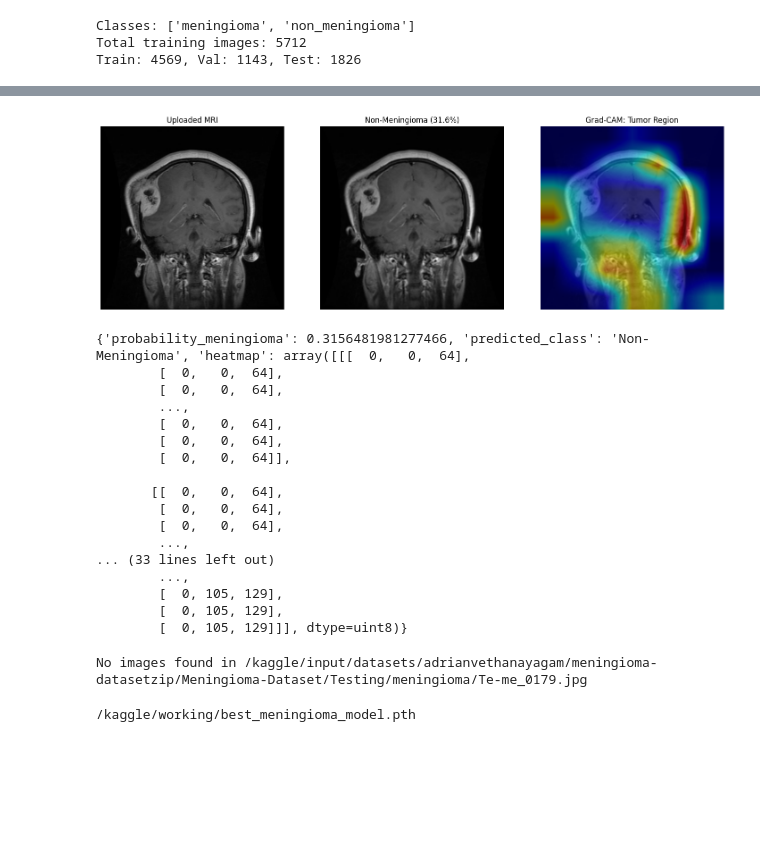
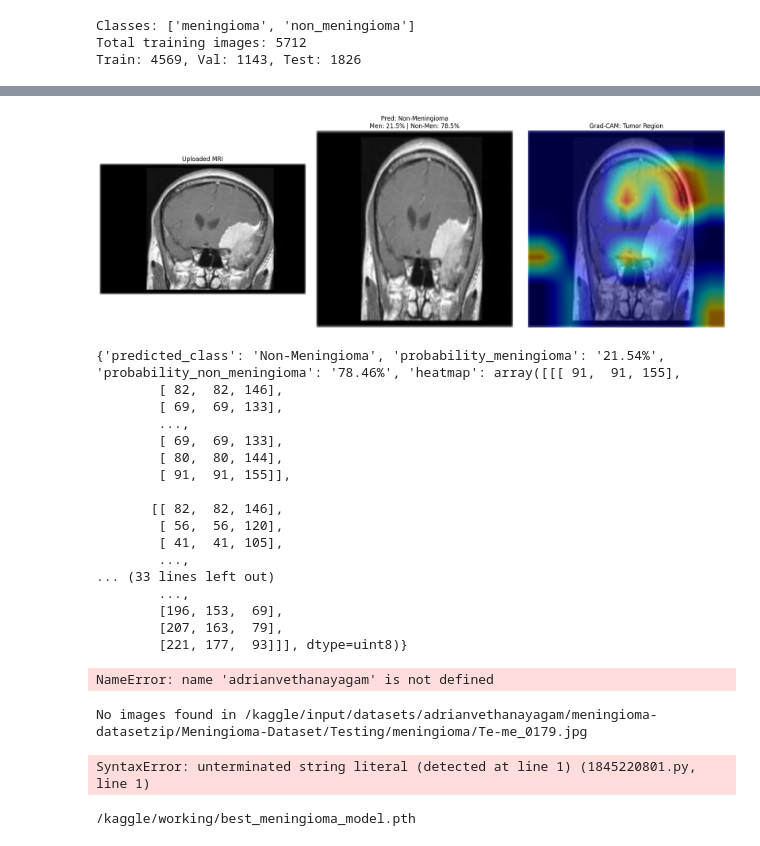
Before and after one commit to specM7/DSGP_Group_33_Brain_Tumor_Predictor, a Jupyter notebook: Meningioma-Adrian-2425482(model4 ).ipynb, the cells around one changed output, grey strips where cells are left out. Saved outputs shown, nothing was run; the diff lists cells and outputs as text; code cells hidden in the pictures; blank space fills up the shorter version.

```diff
--- a/Meningioma-Adrian-2425482(model4 ).ipynb
+++ b/Meningioma-Adrian-2425482(model4 ).ipynb
@@ -453,7 +355,10 @@ def infer_new_mri(image_path_or_pil, show=True):
         output = model(input_tensor)
         probs = torch.softmax(output, dim=1)[0]
         pred_idx = torch.argmax(probs).item()
-        meningioma_prob = probs[0].item()   # class 0 = meningioma
+
+        # Get both probabilities
+        meningioma_prob = probs[0].item()       # class 0 = meningioma
+        non_meningioma_prob = probs[1].item()   # class 1 = non_meningioma
 
     class_name = 'Meningioma' if pred_idx == 0 else 'Non-Meningioma'
 
@@ -466,19 +371,28 @@ def infer_new_mri(image_path_or_pil, show=True):
 
     if show:
         fig, ax = plt.subplots(1, 3, figsize=(18, 6))
-        ax[0].imshow(original_img); ax[0].set_title('Uploaded MRI'); ax[0].axis('off')
-        ax[1].imshow(rgb_img); ax[1].set_title(f'{class_name} ({meningioma_prob*100:.1f}%)'); ax[1].axis('off')
-        ax[2].imshow(visualization); ax[2].set_title('Grad-CAM: Tumor Region'); ax[2].axis('off')
+        ax[0].imshow(original_img)
+        ax[0].set_title('Uploaded MRI')
+        ax[0].axis('off')
+
+        ax[1].imshow(rgb_img)
+        # Update title to show both percentages explicitly
+        ax[1].set_title(f'Pred: {class_name}\nMen: {meningioma_prob*100:.1f}% | Non-Men: {non_meningioma_prob*100:.1f}%')
+        ax[1].axis('off')
+
+        ax[2].imshow(visualization)
+        ax[2].set_title('Grad-CAM: Tumor Region')
+        ax[2].axis('off')
+
+        plt.tight_layout()
         plt.show()
 
     return {
-        'probability_meningioma': meningioma_prob,
         'predicted_class': class_name,
+        'probability_meningioma': f"{meningioma_prob*100:.2f}%",
+        'probability_non_meningioma': f"{non_meningioma_prob*100:.2f}%",
         'heatmap': visualization
     }
-
-# Example usage (upload your own image to /kaggle/working/ and run):
-# result = infer_new_mri('/kaggle/working/my_mri.jpg')
 # %%
 model.train()
 for param in model.parameters():
@@ -528,29 +442,31 @@ First 8 files (copy one of these paths):
   - /kaggle/input/datasets/adrianvethanayagam/meningioma-datasetzip/Meningioma-Dataset/Testing/meningioma/Te-me_0179.jpg
 # %%
 # Replace with a real path from the output above
-real_path = "/kaggle/input/datasets/adrianvethanayagam/meningioma-datasetzip/Meningioma-Dataset/Testing/meningioma/Te-me_0179.jpg"  # ← example
+real_path = "/kaggle/input/datasets/adrianvethanayagam/meningioma-datasetzip/Meningioma-Dataset/Testing/meningioma/Te-meTr_0000.jpg"  # ← example
 
 result = infer_new_mri(real_path, show=True)
 print(result)
+/adrianvethanayagam/meningioma-datasetzip/Meningioma-Dataset/Testing/meningioma/Te-me_0179.jpg
 # %% [output]
-[figure, old version]
+[figure, new version]
-{'probability_meningioma': 0.3156481981277466, 'predicted_class': 'Non-Meningioma', 'heatmap': array([[[  0,   0,  64],
-        [  0,   0,  64],
-        [  0,   0,  64],
+{'predicted_class': 'Non-Meningioma', 'probability_meningioma': '21.54%', 'probability_non_meningioma': '78.46%', 'heatmap': array([[[ 91,  91, 155],
+        [ 82,  82, 146],
+        [ 69,  69, 133],
         ...,
-        [  0,   0,  64],
-        [  0,   0,  64],
-        [  0,   0,  64]],
+        [ 69,  69, 133],
+        [ 80,  80, 144],
+        [ 91,  91, 155]],
 
-       [[  0,   0,  64],
-        [  0,   0,  64],
-        [  0,   0,  64],
+       [[ 82,  82, 146],
+        [ 56,  56, 120],
+        [ 41,  41, 105],
         ...,
 ... (33 lines left out)
         ...,
-        [  0, 105, 129],
-        [  0, 105, 129],
-        [  0, 105, 129]]], dtype=uint8)}
+        [196, 153,  69],
+        [207, 163,  79],
+        [221, 177,  93]]], dtype=uint8)}
+NameError: name 'adrianvethanayagam' is not defined
 # %%
 import os
 import glob
@@ -571,6 +487,8 @@ No images found in /kaggle/input/datasets/adrianvethanayagam/meningioma-datasetz
 for i, img_path in enumerate(images[:3], 1):
     print(f"\n--- Test Image {i} ---")
     infer_new_mri(img_path, show=True)
+# %% [output]
+SyntaxError: unterminated string literal (detected at line 1) (1845220801.py, line 1)
 # %%
 from IPython.display import FileLink
 FileLink(r'best_meningioma_model.pth')
```
Also changed, not shown: parts of 3 cells of this notebook.
